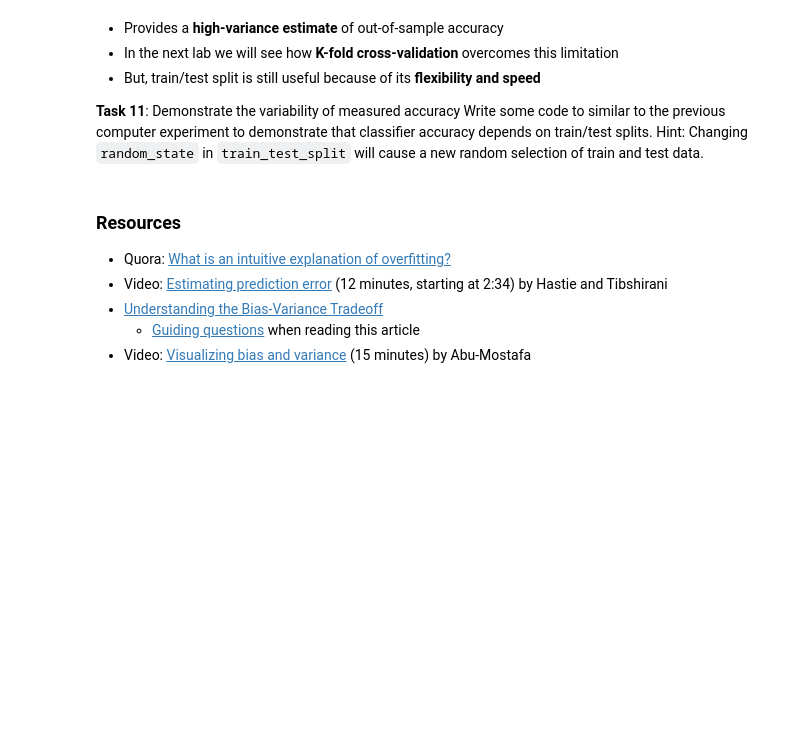
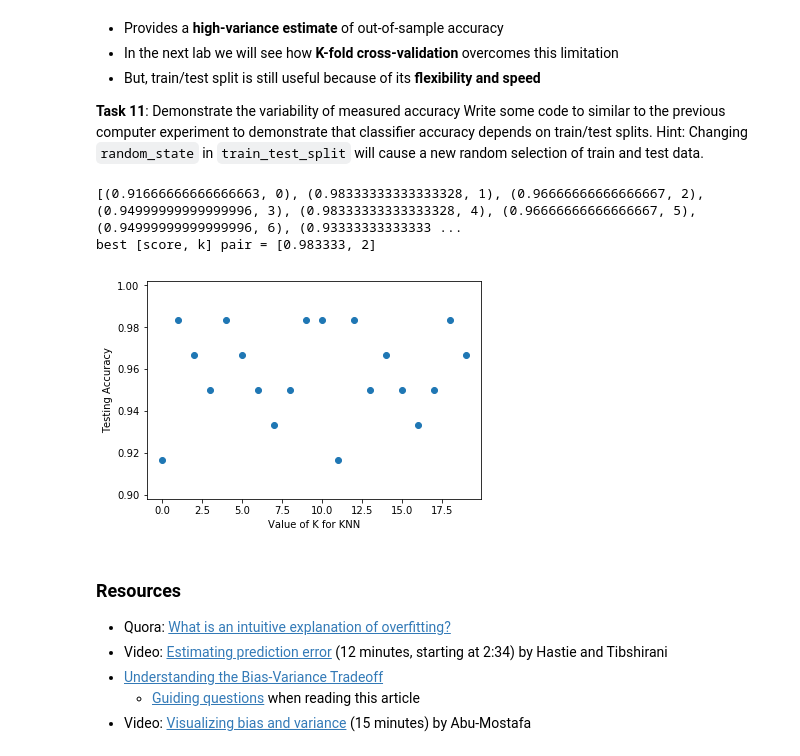
Before and after one commit to sjmccorm1993/a3-sjmccorm1993, a Jupyter notebook: lab3a.ipynb, the cells around one changed output. Drawn from its saved outputs; the diff is of its cells as text; code cells hidden in the pictures; blank space fills up the shorter version.

```diff
--- a/lab3a.ipynb
+++ b/lab3a.ipynb
@@ -340,7 +401,7 @@ from sklearn.linear_model import LogisticRegression
 logreg = LogisticRegression()
 
 # fit the model with data
-# YOUR CODE HERE
+logreg.fit(X, y)
 
 # predict the response for new observations
-# YOUR CODE HERE
+logreg.predict(X_new)
@@ -502,0 +600,7 @@ __Task 8:__ Compute and print the accuracy score of `KNN` with K=5.
+# %%
+# YOUR CODE HERE
+knn_5 = KNeighborsClassifier(n_neighbors=5)
+knn_5.fit(X_train, y_train)
+
+y_pred_knn_5 = knn_5.predict(X_test)
+print(metrics.accuracy_score(y_test, y_pred_knn_5))
@@ -508,0 +613,7 @@ __Task 9:__ Train the KNN model for K=1 and then print its accuracy score.
+# %%
+# YOUR CODE HERE
+knn_1 = KNeighborsClassifier(n_neighbors=1)
+knn_1.fit(X_train, y_train)
+
+y_pred_knn_1 = knn_1.predict(X_test)
+print(metrics.accuracy_score(y_test, y_pred_knn_1))
@@ -568,3 +684,31 @@ Write some code to similar to the previous computer experiment to demonstrate th
+# %%
+import matplotlib.pyplot as plt
+%matplotlib inline
+import numpy as np
+from sklearn.model_selection import train_test_split
+
+test_range = range(20)
+scores = []
+for t in test_range:
+    X_train, X_test, y_train, y_test = \
+    train_test_split(X, y, test_size=0.4, random_state=t)
+
+    knn = KNeighborsClassifier(n_neighbors=6)
+    knn.fit(X_train, y_train)
+    y_pred = knn.predict(X_test)
+    scores.append(metrics.accuracy_score(y_test, y_pred))
+
+# plot the relationship between K and testing accuracy
+plt.scatter(test_range, scores)
+plt.xlabel('Value of K for KNN')
+plt.ylabel('Testing Accuracy')
+print(list(zip(scores, test_range)))
+scores = np.array(scores)
+print('best [score, k] pair = [%g, %g]' % (np.max(scores),k_range[np.argmax(scores)]))
+# %% [output]
+[(0.91666666666666663, 0), (0.98333333333333328, 1), (0.96666666666666667, 2), (0.94999999999999996, 3), (0.98333333333333328, 4), (0.96666666666666667, 5), (0.94999999999999996, 6), (0.93333333333333 ...
+best [score, k] pair = [0.983333, 2]
+[figure, added]
 # %% [markdown]
 ### Resources
 
```
Also changed, not shown: parts of 40 cells of this notebook, 6 other files.
